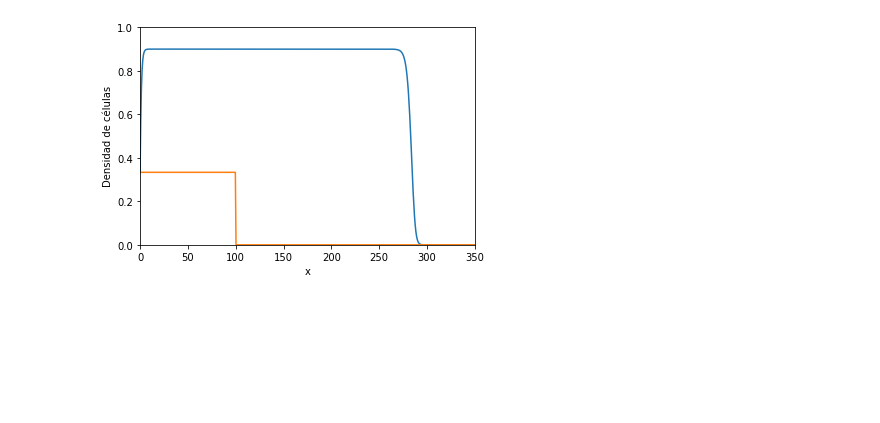
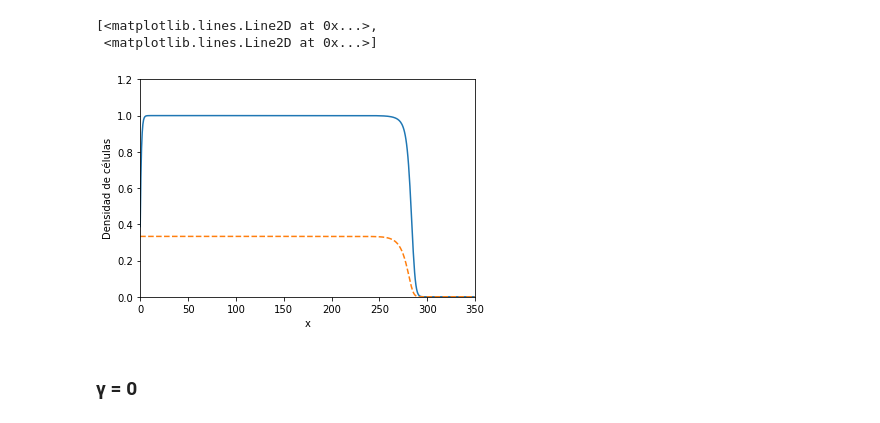
Before and after one commit to andreamarin/TravellingWaveModel, a Jupyter notebook: OndaViajera.ipynb, the cells around one changed output. Drawn from its saved outputs; the diff is of its cells as text; code cells hidden in the pictures; blank space fills up the shorter version.

```diff
--- a/OndaViajera.ipynb
+++ b/OndaViajera.ipynb
@@ -39,0 +64,4 @@ dx=x[1]-x[0]
+# %%
+x=[0,1]
+
+x_0=x[0:1]
@@ -53,10 +86,0 @@ def initCN(x,t):
-# %%
-def fieldC(c,t,n,D):
-    dc=D*dot(L,transpose(c))+c*(1-c-gama*n)-lamda*c*(1-K*n)
-
-    return dc
-
-def fieldN(n,t,c):
-    dn=lamda*c*(1-K*n)
-
-    return dn
@@ -81,10 +103,10 @@ def discretizationMatrix(dx,m,n):
     return L
 # %%
 def solveODE(n,t,D):
-    C=CN[0]
-    N=CN[1]
 
-    C_sol=odeint(fieldC,C[0,:],t,args=(N[0,:],D))
-    N_sol=odeint(fieldN,N[0,:],t,args=(C[0,:],))
+    sol=odeint(fieldC,CN,t,args=(n,D))
+
+    C_sol=sol[:,0:n]
+    N_sol=sol[:,n:2*n]
 
     return [C_sol,N_sol]
@@ -99,10 +121,18 @@ N_sol=CN_sol[1]
 # %%
+l=0.1
+K=3
+gama=0
+
 fig=plt.figure()
 xlim(0,350)
-ylim(0,1)
+ylim(0,1.2)
 xlabel('x')
 ylabel('Densidad de células')
-plot(x,C_sol[333],x,N_sol[400])
-savefig('./images/prueba.png')
+plot(x,C_sol[333],x,N_sol[333],'--')
+savefig('./images/')
 # %% [output]
+[<matplotlib.lines.Line2D at 0x...>,
+ <matplotlib.lines.Line2D at 0x...>]
-[figure, old version]
+[figure, new version]
+# %% [markdown]
+### γ = 0
```
Also changed, not shown: parts of 29 cells of this notebook, 8 other files.
